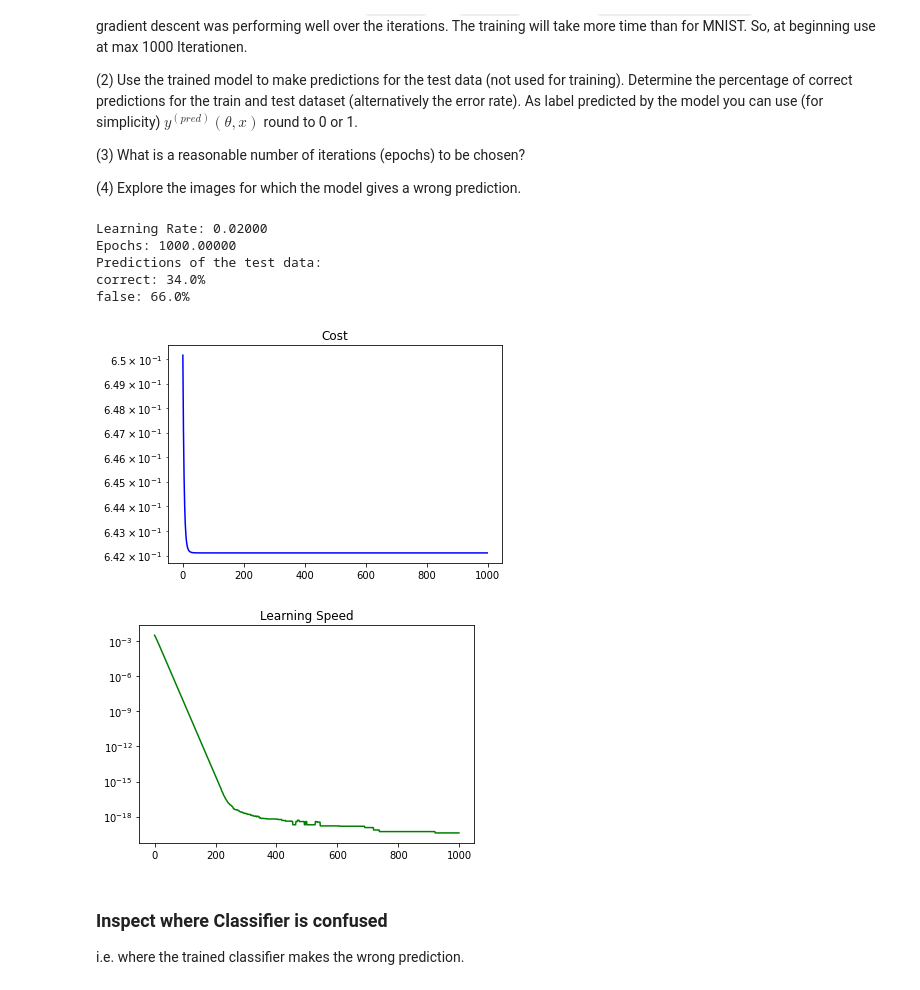
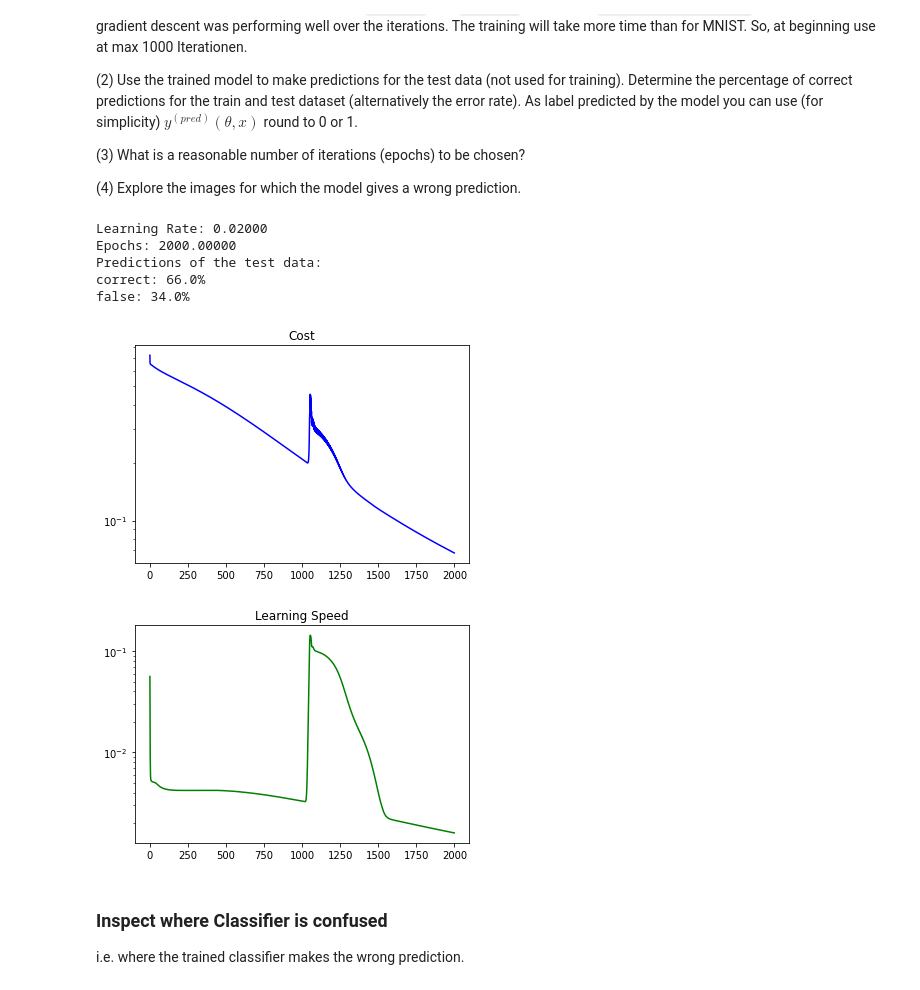
Before and after one commit to hariveliki/vta_le7_mini_challenge, a Jupyter notebook: train_neural_net_stud_V4.ipynb, the cells around one changed output. Saved outputs shown, nothing was run; the diff lists cells and outputs as text; code cells hidden in the pictures.

```diff
--- a/train_neural_net_stud_V4.ipynb
+++ b/train_neural_net_stud_V4.ipynb
@@ -270,10 +267,23 @@ class Model:
         None
 
         """
+        TODO Florin
+        preproccess_bias_out = deriv_loss.T * self.a_out * (1-self.a_out)
+
+        self.grad_bias_output = np.mean(preproccess_bias_out)
+        self.grad_weights_output=  (preproccess_bias_out @ self.a_h.T) / len(deriv_loss)
+
+        preproccess_bias_hidden = ((preproccess_bias_out).T @ self.weights_output).T * self.a_h * (1- self.a_h)
+        self.grad_bias_hidden = np.transpose([np.mean(preproccess_bias_hidden,axis =1)])
+        self.grad_weights_hidden = ((preproccess_bias_hidden) @ self.x.T) /len(deriv_loss)
+
+        return
         # print(f"shape of deriv_loss: {deriv_loss.shape}")
         # print(f"shape of a_out: {self.a_out.shape}")
-
-        self.grad_bias_output    = np.mean(deriv_loss.T @ (self.a_out * (1-self.a_out)))
+        pre = deriv_loss * (self.a_out * (1-self.a_out))
+        #anker1
+        print(deriv_loss.shape, self.a_out.shape, pre.shape)
+        self.grad_bias_output    = np.mean(pre)
         # print(f"shape of grad_bias_output: {self.grad_bias_output.shape}")
         self.grad_weights_output = np.mean((self.grad_bias_output * self.a_h), axis=1).reshape(1,-1)
         # print(f"shape of grad_weights_output: {self.grad_weights_output.shape}")
@@ -380,6 +390,5 @@ class CrossEntropy:
         Element-wise derivative of the loss function (numpy array of shape (1,N))
         """
         # START YOUR CODE
-
-        return -ytrue*(1-ypred) - (1-ytrue)*(-ypred)
+        return -ytrue / ypred + (1-ytrue)/(1-ypred)
         # END YOUR CODE
@@ -744,40 +739,40 @@ Apply Gradient Descent to train a classifier that can distinguish images with or
 n0 = X_train.shape[0]
 n1 = 50
 
 lr = 0.02
-epochs = 1000
+epochs = 2000
 print("Learning Rate: %6.5f"%lr)
 print("Epochs: %6.5f"%epochs)
 
 
 # START YOUR CODE
 
 data_train = {"label": y_train, "input": X_train}
 
 model = Model(n0, n1)
 weights = initial_weights(n0, n1)
 
 cost_hist, learning_speed_hist = vanilla_gradient_descent(model, CrossEntropy(), weights[0], weights[1], data_train, lr, epochs)
 
 learningcurve_plots(cost_hist, learning_speed_hist, True)
 
 # calc y_pred for X_test and compare with y_test
 y_pred = model.forwardprop(X_test)
 y_pred_round = list(map(lambda x: floor(x) if x < 0.5 else ceil(x), y_pred[0]))
 comp = [x == y for x, y in zip(y_pred_round, y_test[0])]
 true = list(filter(lambda x: x == True, comp))
 false = list(filter(lambda x: x == False, comp))
 print("Predictions of the test data:\ncorrect: {}%\nfalse: {}%".format(len(true)/len(comp)*100, len(false)/len(comp)*100))
-
+# TODO Haris punkt 3 und 4
 # END YOUR CODE
 # %% [output]
 Learning Rate: 0.02000
-Epochs: 1000.00000
+Epochs: 2000.00000
 Predictions of the test data:
-correct: 34.0%
-false: 66.0%
+correct: 66.0%
+false: 34.0%
-[figure, old version]
+[figure, new version]
-[figure, old version]
+[figure, new version]
 # %% [markdown]
 ### Inspect where Classifier is confused
 
```
Also changed, not shown: parts of 11 cells of this notebook.
